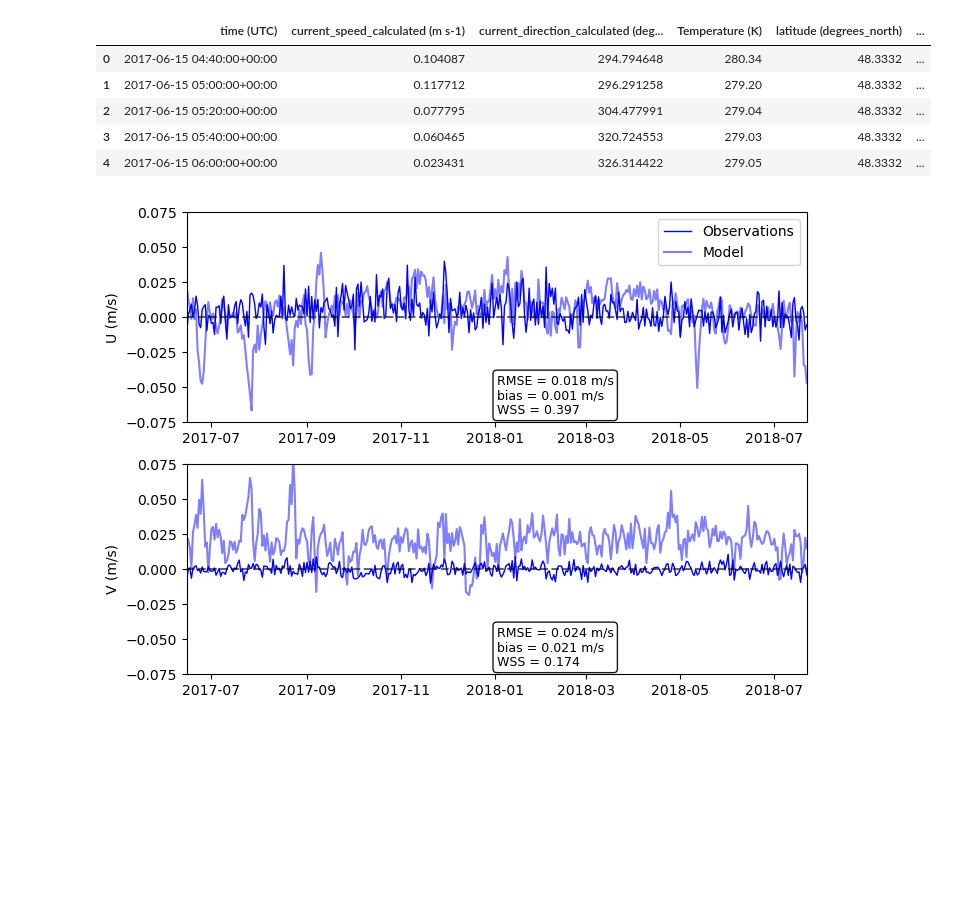
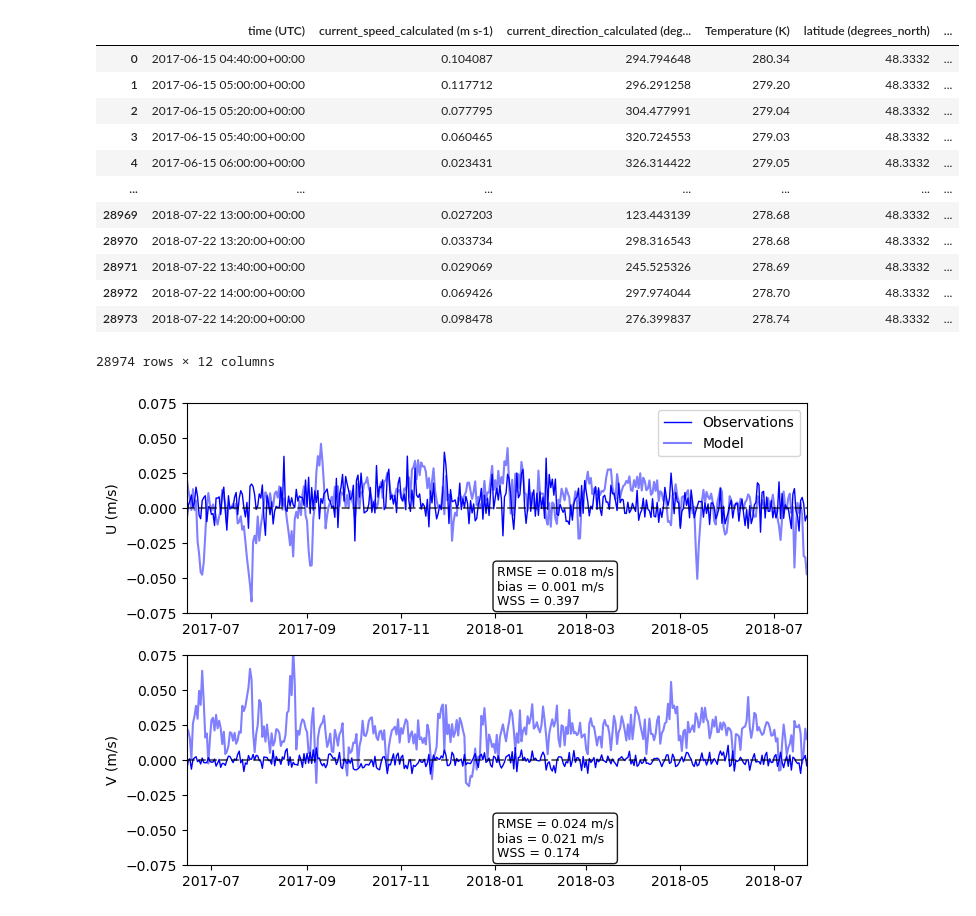
Before and after one commit to rbeutel/LO_user, a Jupyter notebook: eval/currents.ipynb, the cells around one changed output. Saved outputs shown, nothing was run; the diff lists cells and outputs as text; code cells hidden in the pictures; blank space fills up the shorter version.

```diff
--- a/eval/currents.ipynb
+++ b/eval/currents.ipynb
@@ -44,14 +46,21 @@ also has oxygen and salinity at a nearby meering if of interest for a timeseries
 df = pd.read_pickle('/data1/bbeutel/LO_output/extract_cast/onc/scalar_1196714.p')
 # %%
 df['u'], df['v'] = math_wind(df['current_speed_calculated (m s-1)'], df['current_direction_calculated (degree)'])
-df.head()
+df
 # %% [output]
 |  | time (UTC) | current_speed_calculated (m s-1) | current_direction_calculated (deg... | Temperature (K) | latitude (degrees_north) | ... |
 | 0 | 2017-06-15 04:40:00+00:00 | 0.104087 | 294.794648 | 280.34 | 48.3332 | ... |
 | 1 | 2017-06-15 05:00:00+00:00 | 0.117712 | 296.291258 | 279.20 | 48.3332 | ... |
 | 2 | 2017-06-15 05:20:00+00:00 | 0.077795 | 304.477991 | 279.04 | 48.3332 | ... |
 | 3 | 2017-06-15 05:40:00+00:00 | 0.060465 | 320.724553 | 279.03 | 48.3332 | ... |
 | 4 | 2017-06-15 06:00:00+00:00 | 0.023431 | 326.314422 | 279.05 | 48.3332 | ... |
+| ... | ... | ... | ... | ... | ... | ... |
+| 28969 | 2018-07-22 13:00:00+00:00 | 0.027203 | 123.443139 | 278.68 | 48.3332 | ... |
+| 28970 | 2018-07-22 13:20:00+00:00 | 0.033734 | 298.316543 | 278.68 | 48.3332 | ... |
+| 28971 | 2018-07-22 13:40:00+00:00 | 0.029069 | 245.525326 | 278.69 | 48.3332 | ... |
+| 28972 | 2018-07-22 14:00:00+00:00 | 0.069426 | 297.974044 | 278.70 | 48.3332 | ... |
+| 28973 | 2018-07-22 14:20:00+00:00 | 0.098478 | 276.399837 | 278.74 | 48.3332 | ... |
+28974 rows × 12 columns
 # %%
 # now that's a bit to much to plot, do average by day
 davg = df.set_index('time (UTC)')
```
Also changed, not shown: parts of 3 cells of this notebook, 3 other files.
